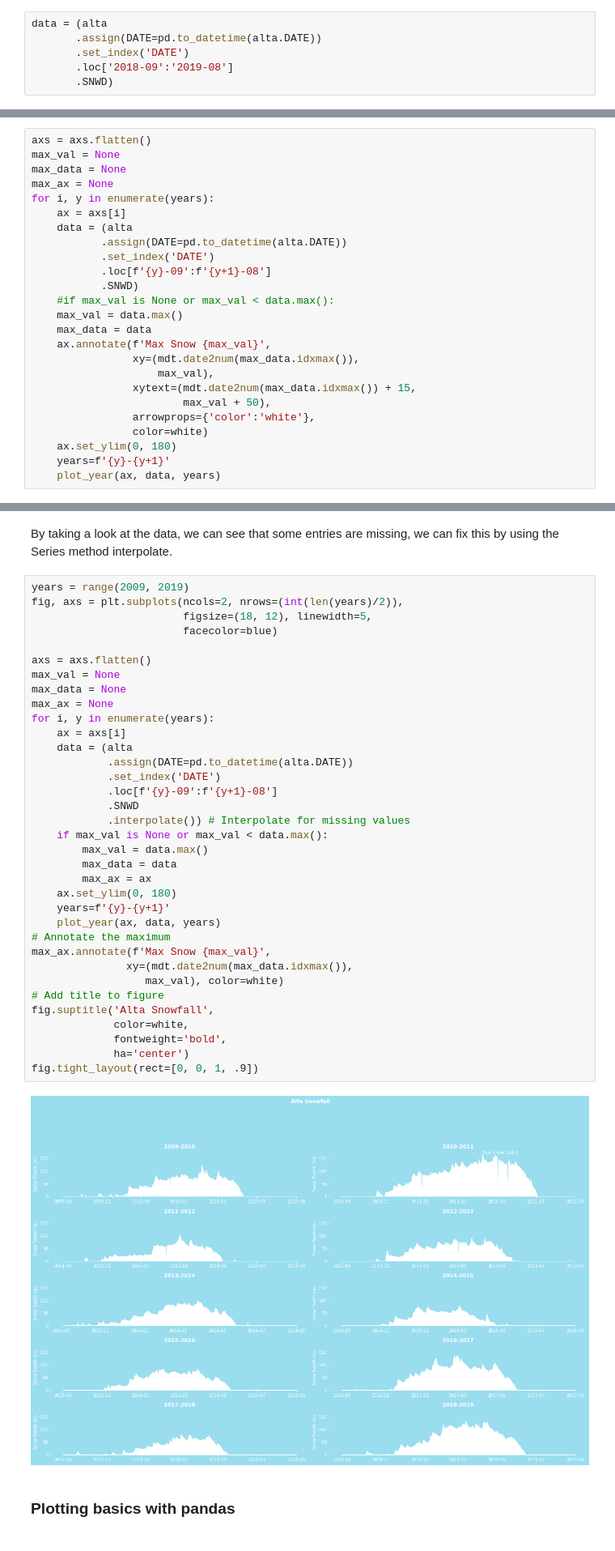
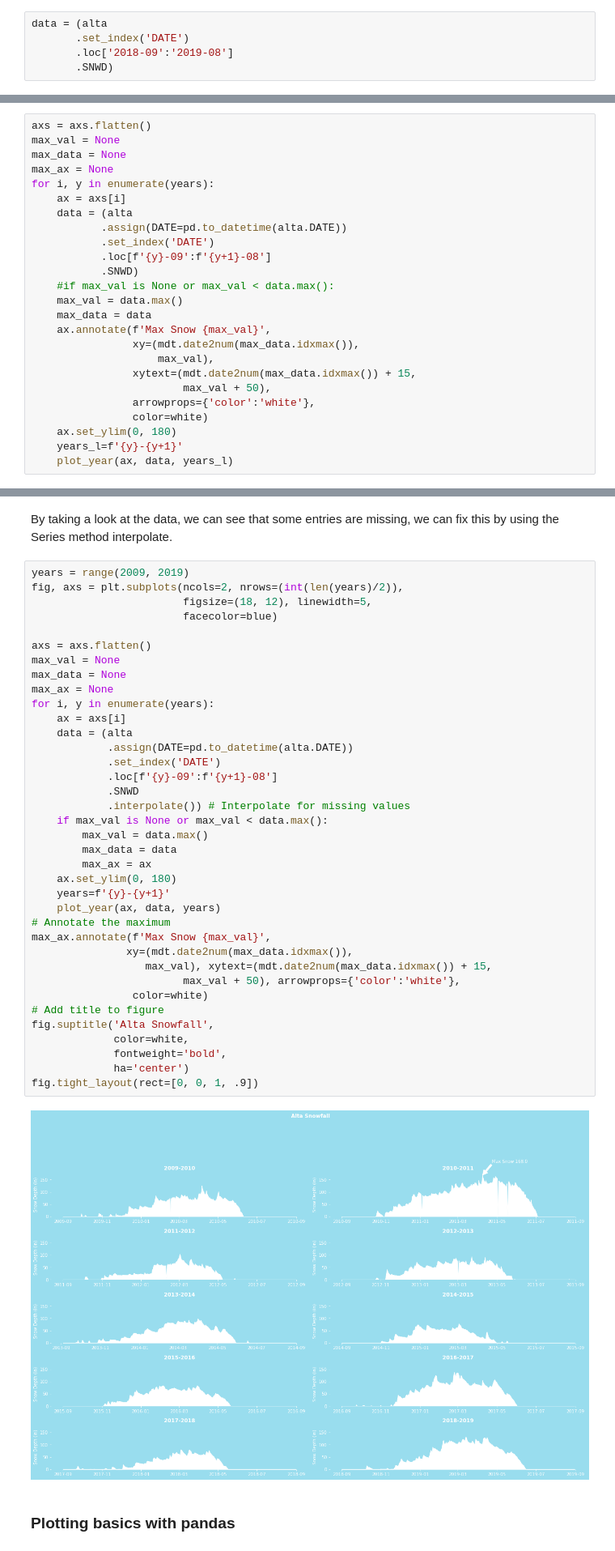
Before and after one commit to lromang/FDD_2, a Jupyter notebook: classes/class_17/MatplotlibInDetail.ipynb, the cells around one changed output, grey strips where cells are left out. Shown at 81% size. Saved outputs shown, nothing was run; the diff lists cells and outputs as text.

```diff
--- a/classes/class_17/MatplotlibInDetail.ipynb
+++ b/classes/class_17/MatplotlibInDetail.ipynb
@@ -230,7 +248,6 @@ DATE
 Name: SNWD, dtype: float64
 # %%
 data = (alta
-       .assign(DATE=pd.to_datetime(alta.DATE))
        .set_index('DATE')
        .loc['2018-09':'2019-08']
        .SNWD)
@@ -319,8 +355,8 @@ for i, y in enumerate(years):
                 arrowprops={'color':'white'},
                 color=white)
     ax.set_ylim(0, 180)
-    years=f'{y}-{y+1}'
-    plot_year(ax, data, years)
+    years_l=f'{y}-{y+1}'
+    plot_year(ax, data, years_l)
 # %%
 fig.suptitle('Alta Snowfall',
              color=white,
@@ -341,35 +377,37 @@ fig, axs = plt.subplots(ncols=2, nrows=(int(len(years)/2)),
 
 axs = axs.flatten()
 max_val = None
 max_data = None
 max_ax = None
 for i, y in enumerate(years):
     ax = axs[i]
     data = (alta
             .assign(DATE=pd.to_datetime(alta.DATE))
             .set_index('DATE')
             .loc[f'{y}-09':f'{y+1}-08']
             .SNWD
             .interpolate()) # Interpolate for missing values
     if max_val is None or max_val < data.max():
         max_val = data.max()
         max_data = data
         max_ax = ax
     ax.set_ylim(0, 180)
     years=f'{y}-{y+1}'
     plot_year(ax, data, years)
 # Annotate the maximum
 max_ax.annotate(f'Max Snow {max_val}',
                xy=(mdt.date2num(max_data.idxmax()),
-                  max_val), color=white)
+                  max_val), xytext=(mdt.date2num(max_data.idxmax()) + 15,
+                        max_val + 50), arrowprops={'color':'white'},
+                color=white)
 # Add title to figure
 fig.suptitle('Alta Snowfall',
              color=white,
              fontweight='bold',
              ha='center')
 fig.tight_layout(rect=[0, 0, 1, .9])
 # %% [output]
-[figure, old version]
+[figure, new version]
 # %% [markdown]
 ### Plotting basics with pandas
 # %%
```
Also changed, not shown: parts of 10 cells of this notebook.
